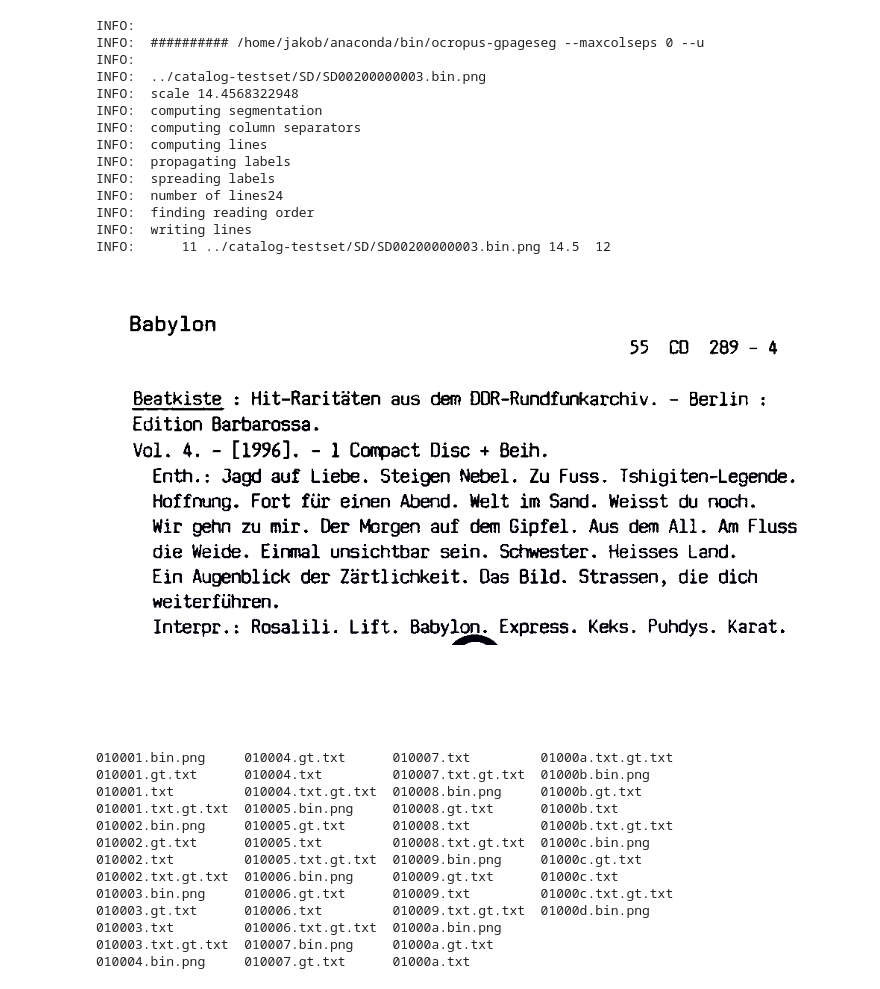
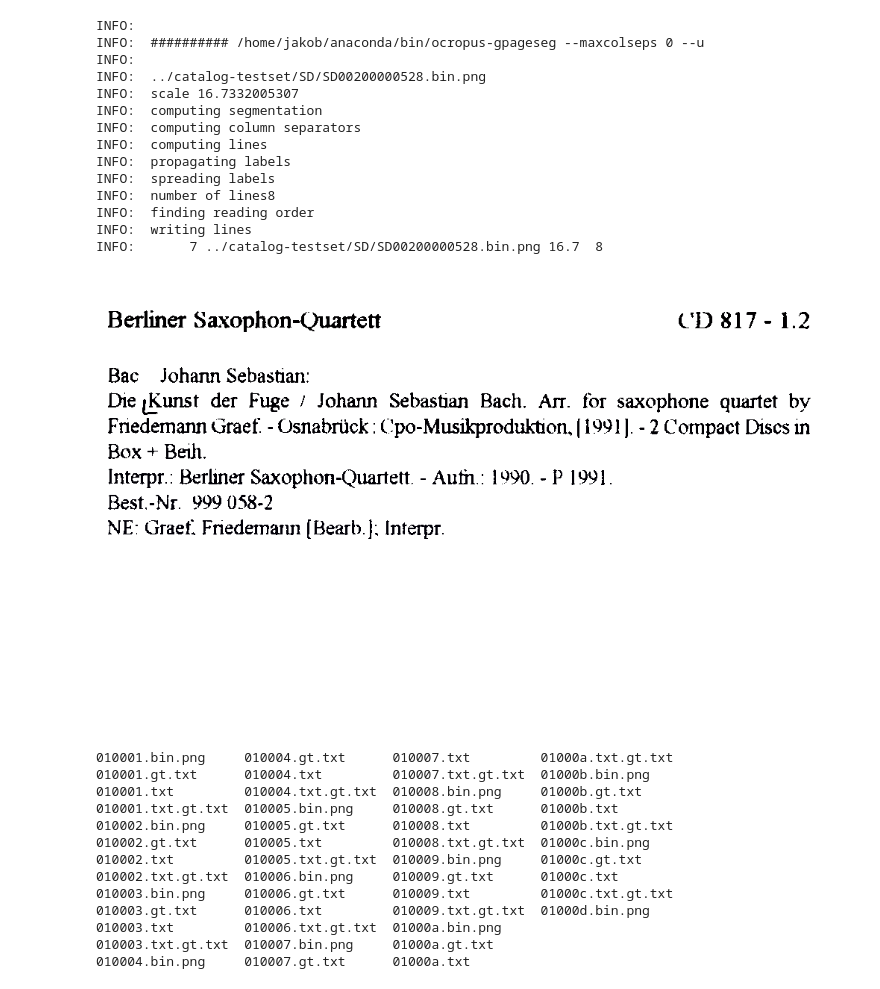
Before and after one commit to kaphka/catalog-ocr-test, a Jupyter notebook: ocropy-parameter.ipynb, the cells around one changed output. Cells and saved outputs as stored; diff of their text form; code cells hidden in the pictures.

```diff
--- a/ocropy-parameter.ipynb
+++ b/ocropy-parameter.ipynb
@@ -27,23 +26,23 @@ INFO:  writing
 # %%
-!ocropus-gpageseg --maxcolseps 0 --usegauss -z 1.0 ../catalog-testset/SD/SD00200000003.bin.png
-display(Image(filename='../catalog-testset/SD/SD00200000003.pseg.png'))
+!ocropus-gpageseg --maxcolseps 0 --usegauss -z 1.0 ../catalog-testset/SD/SD00200000528.bin.png
+display(Image(filename='../catalog-testset/SD/SD00600000350.pseg.png'))
 !ls ../catalog-testset/SD/SD00200000003/
 # %% [output]
 INFO:
 INFO:  ########## /home/jakob/anaconda/bin/ocropus-gpageseg --maxcolseps 0 --u
 INFO:
-INFO:  ../catalog-testset/SD/SD00200000003.bin.png
-INFO:  scale 14.4568322948
+INFO:  ../catalog-testset/SD/SD00200000528.bin.png
+INFO:  scale 16.7332005307
 INFO:  computing segmentation
 INFO:  computing column separators
 INFO:  computing lines
 INFO:  propagating labels
 INFO:  spreading labels
-INFO:  number of lines24
+INFO:  number of lines8
 INFO:  finding reading order
 INFO:  writing lines
-INFO:      11 ../catalog-testset/SD/SD00200000003.bin.png 14.5  12
+INFO:       7 ../catalog-testset/SD/SD00200000528.bin.png 16.7  8
-[figure, old version]
+[figure, new version]
 010001.bin.png     010004.gt.txt      010007.txt         01000a.txt.gt.txt
 010001.gt.txt      010004.txt         010007.txt.gt.txt  01000b.bin.png
 010001.txt         010004.txt.gt.txt  010008.bin.png     01000b.gt.txt
```
Also changed, not shown: parts of 12 cells of this notebook, 3 other files.
